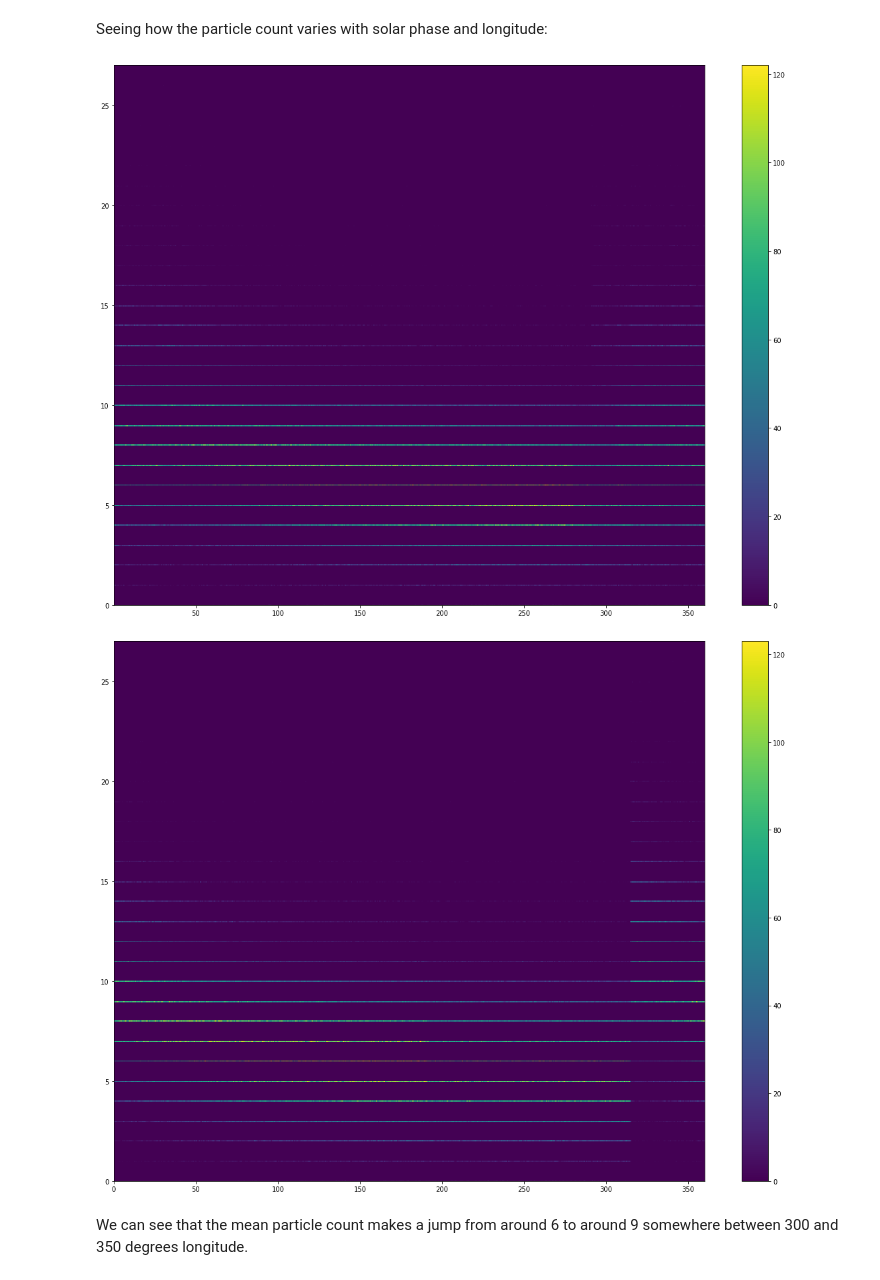
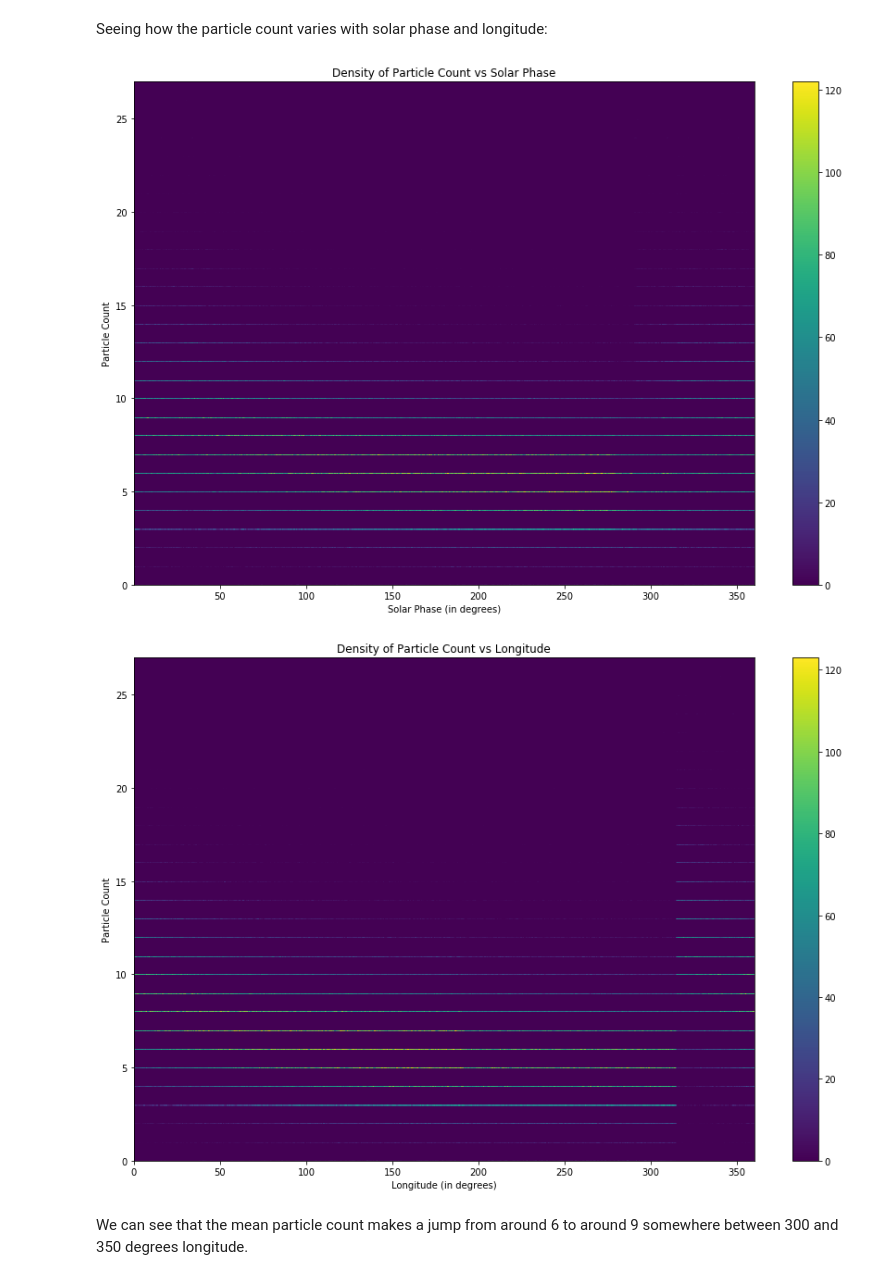
Before and after one commit to nroth12uw/Lab1_PHYS434, a Jupyter notebook: Lab4.ipynb, the cells around one changed output. Drawn from its saved outputs; the diff is of its cells as text; code cells hidden in the pictures.

```diff
--- a/Lab4.ipynb
+++ b/Lab4.ipynb
@@ -9,7 +14,7 @@ from scipy import stats
 import h5py
 
 #this sets the size of the plot to something useful
-plt.rcParams["figure.figsize"] = (20,15)
+plt.rcParams["figure.figsize"] = (15,10)
 # %%
 hf = h5py.File('gammaray_lab4.h5', 'r')
 # %%
@@ -60,19 +76,25 @@ Seeing how the particle count varies with solar phase and longitude:
 # %%
 x = data[1, 100000:400000]
 y = data[3, 100000:400000]
 plt.hist2d(x, y, 500)
+plt.title('Density of Particle Count vs Solar Phase')
+plt.ylabel('Particle Count')
+plt.xlabel('Solar Phase (in degrees)')
 plt.colorbar()
 plt.show()
 # %% [output]
-[figure, old version]
+[figure, new version]
 # %%
 x = data[2, 100000:400000]
 y = data[3, 100000:400000]
 plt.hist2d(x, y, 500)
+plt.title('Density of Particle Count vs Longitude')
+plt.xlabel('Longitude (in degrees)')
+plt.ylabel('Particle Count')
 plt.colorbar()
 plt.show()
 # %% [output]
-[figure, old version]
+[figure, new version]
 # %% [markdown]
 We can see that the mean particle count makes a jump from around 6 to around 9 somewhere between 300 and 350 degrees longitude.
 # %% [markdown]
```
Also changed, not shown: parts of 33 cells of this notebook.
